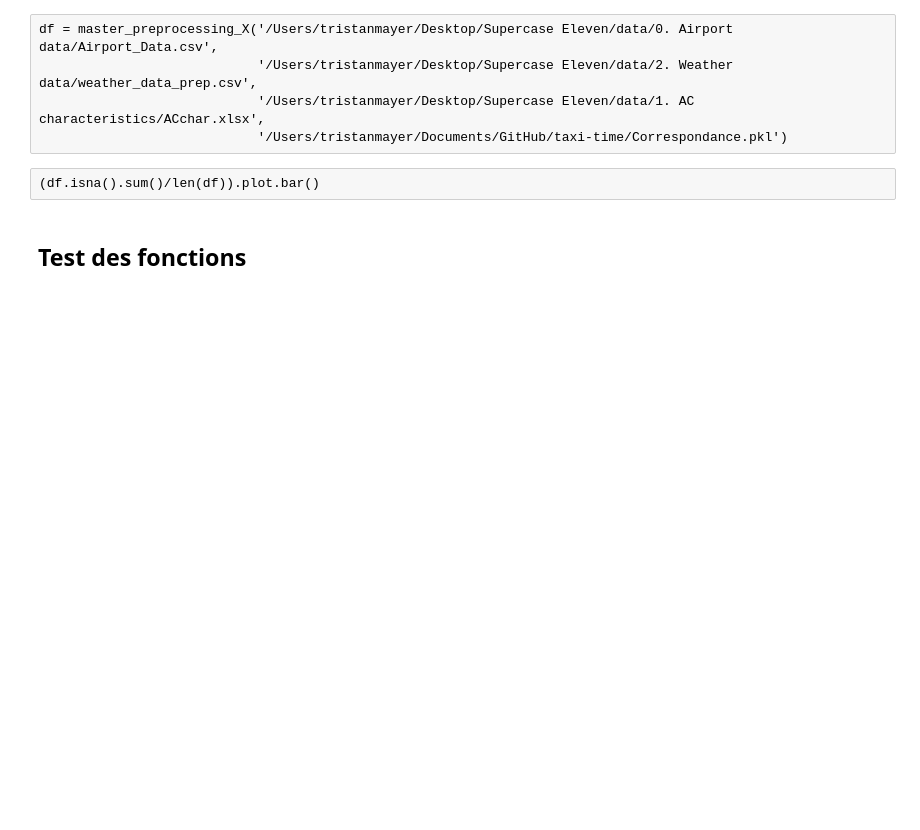
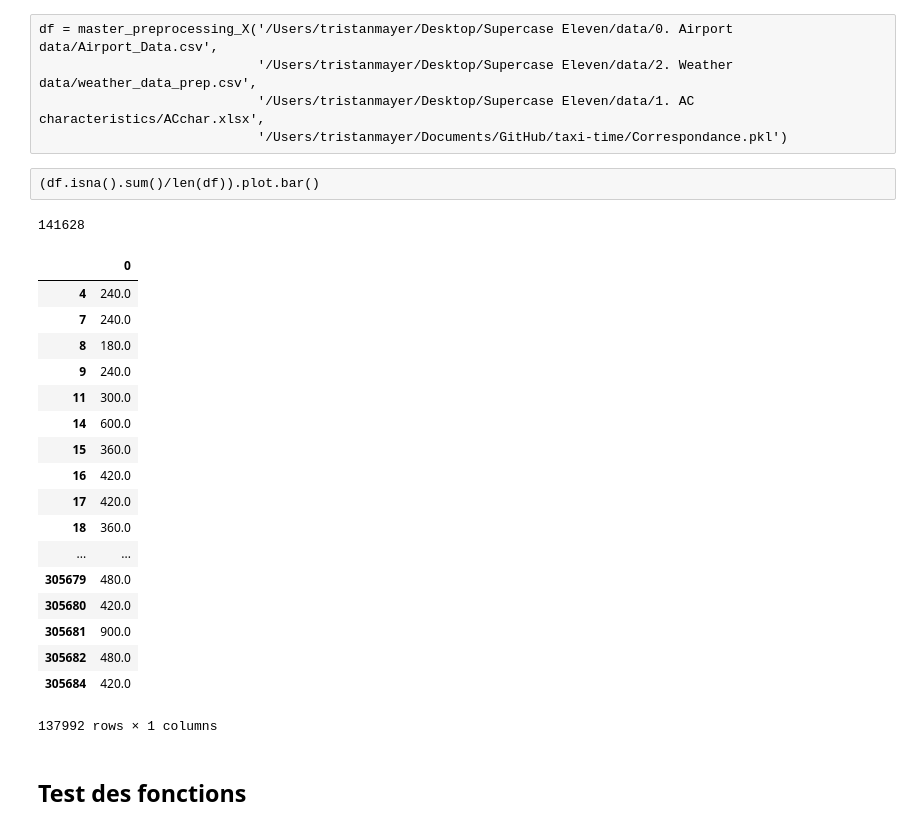
Before and after one commit to arnaudfrn/taxi-time, a Jupyter notebook: Notebook/Test Tristan.ipynb, the cells around one changed output. Saved outputs shown, nothing was run; the diff lists cells and outputs as text; code cells hidden in the pictures; blank space fills up the shorter version.

```diff
--- a/Notebook/Test Tristan.ipynb
+++ b/Notebook/Test Tristan.ipynb
@@ -143,6 +143,32 @@ df3.iloc[df1[(df1['runway']=='RUNWAY01') & (df1['aibt']<t1)]['aibt'].idxmax()][0
 #.sort_values('aibt', ascending=False).iloc[0].name][0]
 # %%
 df1[(df1['stand']=='STAND03')]
+# %%
+df1[(df1['runway']=='RUNWAY02') & (df1['aibt']<pd.to_datetime('2018-10-12 13:18:00'))]['aibt'].idxmax()
+# %% [output]
+141628
+# %%
+df3.loc[141628
+       ]
+# %% [output]
+|  | 0 |
+| 4 | 240.0 |
+| 7 | 240.0 |
+| 8 | 180.0 |
+| 9 | 240.0 |
+| 11 | 300.0 |
+| 14 | 600.0 |
+| 15 | 360.0 |
+| 16 | 420.0 |
+| 17 | 420.0 |
+| 18 | 360.0 |
+| ... | ... |
+| 305679 | 480.0 |
+| 305680 | 420.0 |
+| 305681 | 900.0 |
+| 305682 | 480.0 |
+| 305684 | 420.0 |
+137992 rows × 1 columns
 # %% [markdown]
 ## Test des fonctions
 # %%
```
Also changed, not shown: parts of 9 cells of this notebook, 1 other file.
